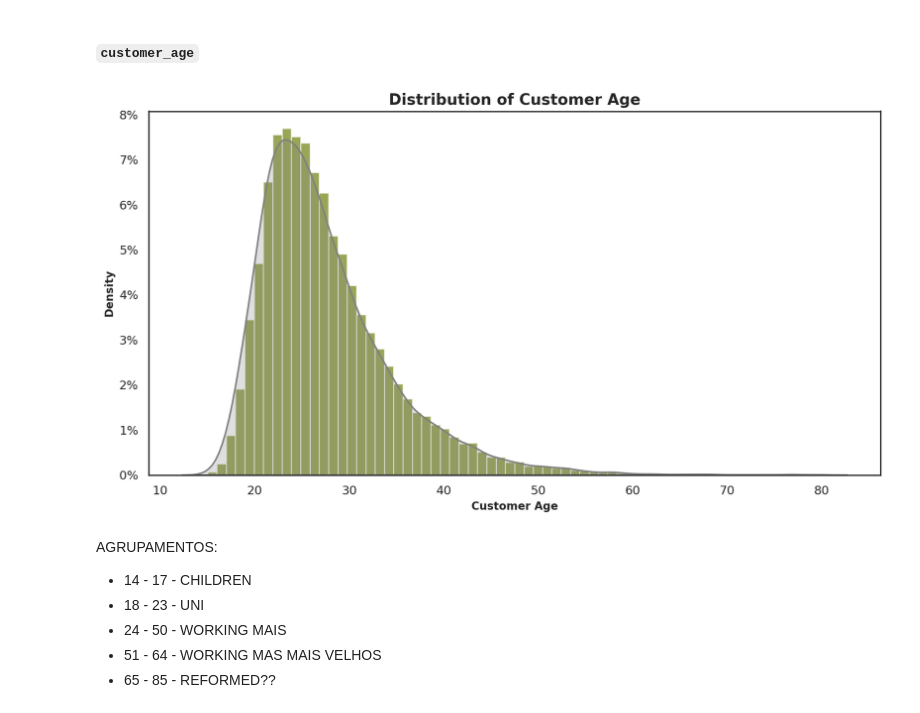
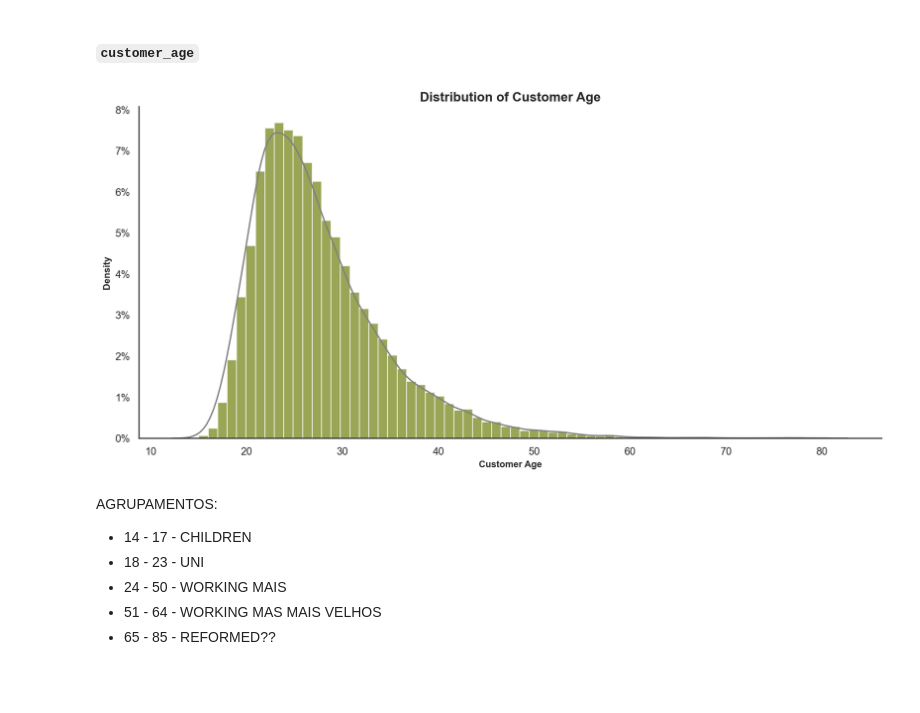
Before and after one commit to Silvestre17/DM_FoodDeliveryClustering_MasterProject, a Jupyter notebook: DM2425_Part1_37.ipynb, the cells around one changed output. Drawn from its saved outputs; the diff is of its cells as text; code cells hidden in the pictures; blank space fills up the shorter version.

```diff
--- a/DM2425_Part1_37.ipynb
+++ b/DM2425_Part1_37.ipynb
@@ -265,0 +315,13 @@ np.int64(0)
+# %%
+# Total Orders per Customer
+ABCDEats['Total_Orders'] = ABCDEats.loc[:, 'DOW_0':'DOW_6'].sum(axis=1)
+
+# Check the distribution of the total number of orders placed by each customer
+plt.figure(figsize=(12, 6))
+sns.histplot(ABCDEats['Total_Orders'], bins=len(ABCDEats['Total_Orders'].unique()), color='lightblue', kde=True)                 ############ POR EM %
+plt.title('Histogram of Total Orders per Customer\n', fontweight='bold', fontsize=16)
+plt.xlabel('Total Orders', fontweight='bold', fontsize=10)
+plt.ylabel('Frequency', fontweight='bold', fontsize=10)
+sns.despine(top=True, right=True)
+plt.tight_layout()
+plt.show()
@@ -316,21 +383,17 @@ x = ABCDEats['customer_age'].value_counts()/(len(ABCDEats))
 # %%
+# Histogram of the column 'customer_age'
 plt.figure(figsize=(12, 6))
-
-plt.hist(ABCDEats['customer_age'], bins=len(x), color='#6f800f', alpha=0.7, density=True)
-
-# Overlay the histogram plot using seaborn for a density plot
-sns.kdeplot(ABCDEats['customer_age'], color='grey', lw=1.5, fill="lightgrey" )
-
+plt.hist(ABCDEats['customer_age'], bins=ABCDEats['customer_age'].nunique(), color='#6f800f', alpha=0.7, density=True)
+sns.kdeplot(ABCDEats['customer_age'], color='grey', lw=1.5 )
 plt.gca().yaxis.set_major_formatter(plt.FuncFormatter(lambda y, _: '{:.0%}'.format(y)))
-
 plt.title('Distribution of Customer Age', fontsize=14, fontweight='bold')
 plt.xlabel('Customer Age', fontsize=10, fontweight='bold')
 plt.ylabel('Density', fontsize=10, fontweight='bold')
-# plt.ylim(0,0.1)
-
+sns.despine(top=True, right=True)
+plt.tight_layout()
 plt.show()
 # %% [output]
-[figure, old version]
+[figure, new version]
 # %% [markdown]
 AGRUPAMENTOS:
 
```
Also changed, not shown: parts of 61 cells of this notebook, 1 other file.
